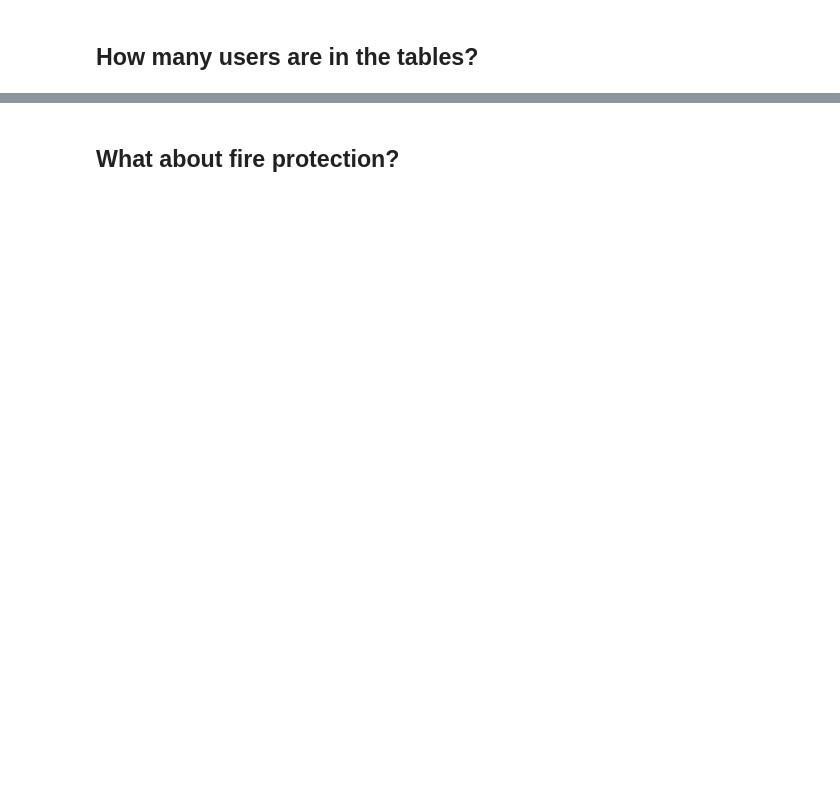
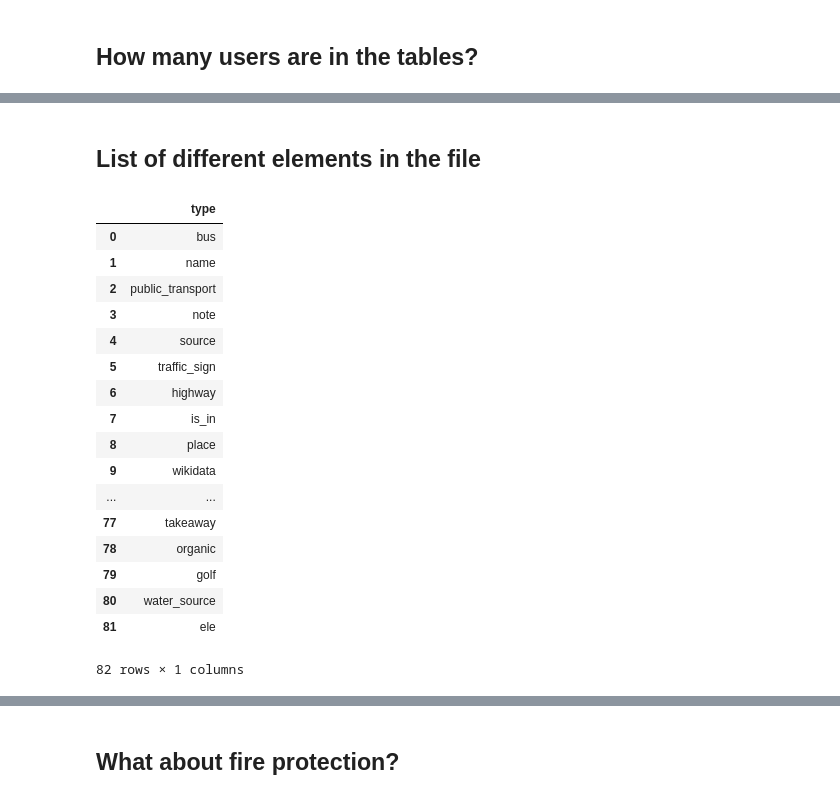
Before and after one commit to Hansastro/Nanodregree_Data_Analyst, a Jupyter notebook: Chapter4/OpenStreeMap_Project/Parse OSM File.ipynb, the cells around one changed output, grey strips where cells are left out. Saved outputs shown, nothing was run; the diff lists cells and outputs as text; code cells hidden in the pictures; blank space fills up the shorter version.

```diff
--- a/Chapter4/OpenStreeMap_Project/Parse OSM File.ipynb
+++ b/Chapter4/OpenStreeMap_Project/Parse OSM File.ipynb
@@ -317,0 +342,26 @@ There are 3393 different users in the nodes table
+# %% [markdown]
+## List of different elements in the file
+# %%
+sqlQuery = 'SELECT DISTINCT nodes_tags.type \
+          FROM nodes_tags;'
+df = pd.read_sql(sqlQuery, conn)
+df
+# %% [output]
+|  | type |
+| 0 | bus |
+| 1 | name |
+| 2 | public_transport |
+| 3 | note |
+| 4 | source |
+| 5 | traffic_sign |
+| 6 | highway |
+| 7 | is_in |
+| 8 | place |
+| 9 | wikidata |
+| ... | ... |
+| 77 | takeaway |
+| 78 | organic |
+| 79 | golf |
+| 80 | water_source |
+| 81 | ele |
+82 rows × 1 columns
```
Also changed, not shown: parts of 24 cells of this notebook.
